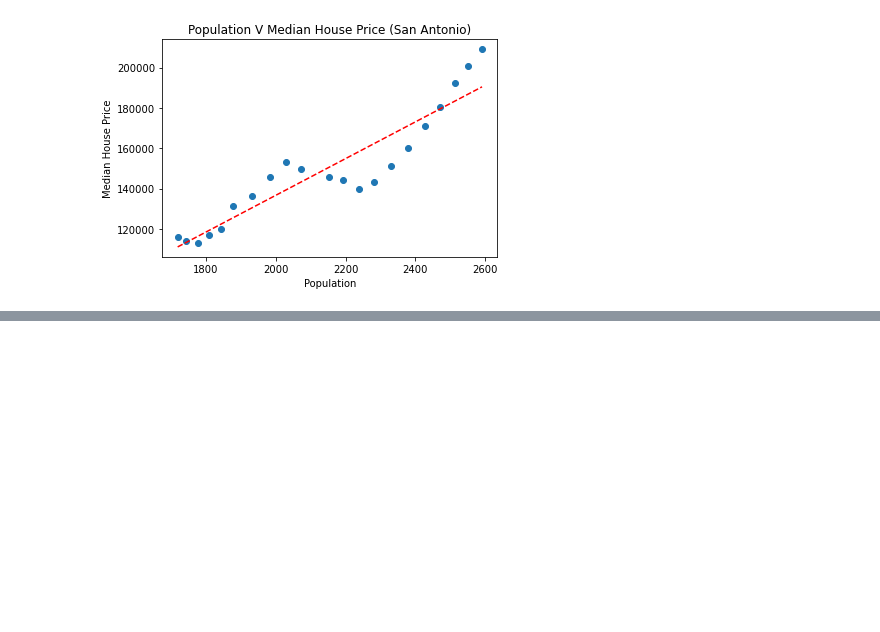
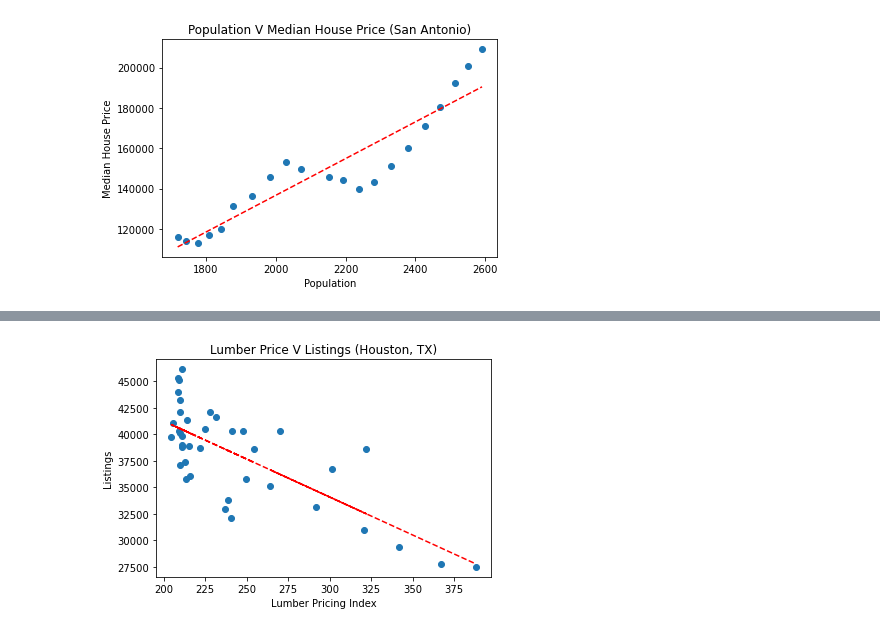
Before and after one commit to Fescamil1/Project_1_Housing_Market_Analysis, a Jupyter notebook: SC-population.ipynb, the cells around one changed output, grey strips where cells are left out. Cells and saved outputs as stored; diff of their text form; code cells hidden in the pictures; blank space fills up the shorter version.

Commit message:
Created lumber v housing listings houston

```diff
--- a/SC-population.ipynb
+++ b/SC-population.ipynb
@@ -249,3 +247,7 @@ plt.plot(pop_comp_df['SATPOP'],pri_fit,"--",color="red")
 plt.show()
 # %% [output]
 [figure]
+# %%
+lumber_df=pd.read_csv("Resources/lumber.csv")
+lumber_df['DATE']=pd.to_datetime(lumber_df['DATE'],infer_datetime_format=True)
+lumber_df
@@ -251,0 +268,7 @@ plt.show()
+# %%
+tx_list_df3=tx_list_df.rename(columns={'DATE':'dateO'})
+
+
+tx_list_df3['DATE'] = tx_list_df3['dateO'] +  pd.DateOffset(1)
+tx_list_df3['DATE']=pd.to_datetime(tx_list_df3['DATE'],infer_datetime_format=True)
+tx_list_df3.head()
@@ -251,0 +282,3 @@ plt.show()
+# %%
+lumbvlist_df=pd.merge(tx_list_df3,lumber_df, on="DATE",how="inner")
+lumbvlist_df
@@ -251,0 +303,13 @@ plt.show()
+# %%
+pri_slope, pri_int, pri_r, pri_p, pri_std_err = stats.linregress(lumbvlist_df['WPU081'],lumbvlist_df['Houston, TX'])
+pri_fit = pri_slope * lumbvlist_df['WPU081'] + pri_int
+
+plt.scatter(lumbvlist_df['WPU081'],lumbvlist_df['Houston, TX'])
+plt.title('Lumber Price V Listings (Houston, TX)')
+plt.xlabel('Lumber Pricing Index')
+plt.ylabel('Listings')
+plt.plot(lumbvlist_df['WPU081'],pri_fit,"--",color="red")
+plt.savefig('Results/LumberVHousingListingHou.png')
+plt.show()
+# %% [output]
+[figure, added]
```
Also changed, not shown: parts of 4 cells of this notebook, 1 other file.
